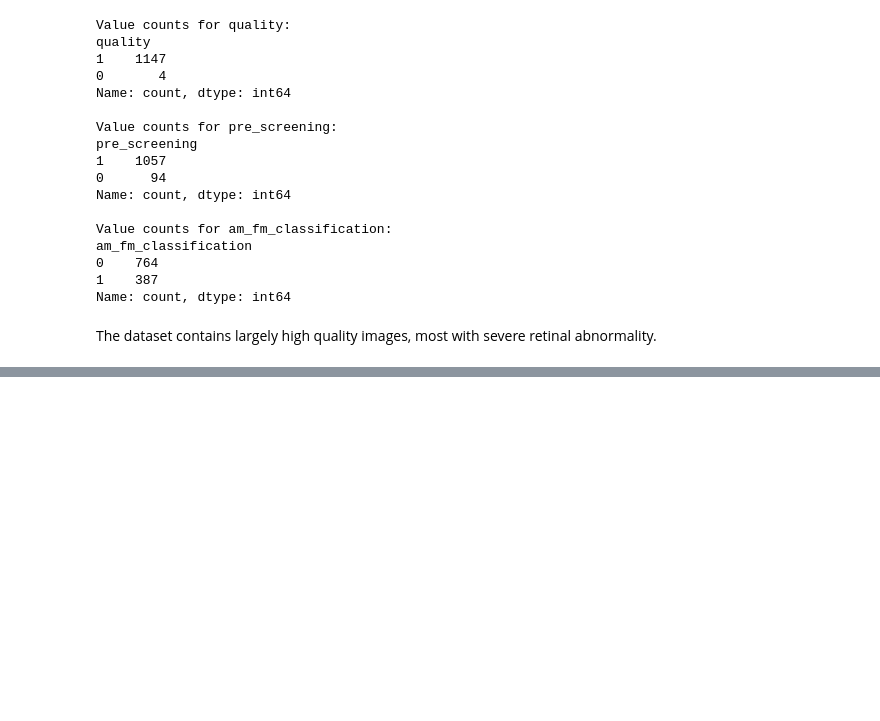
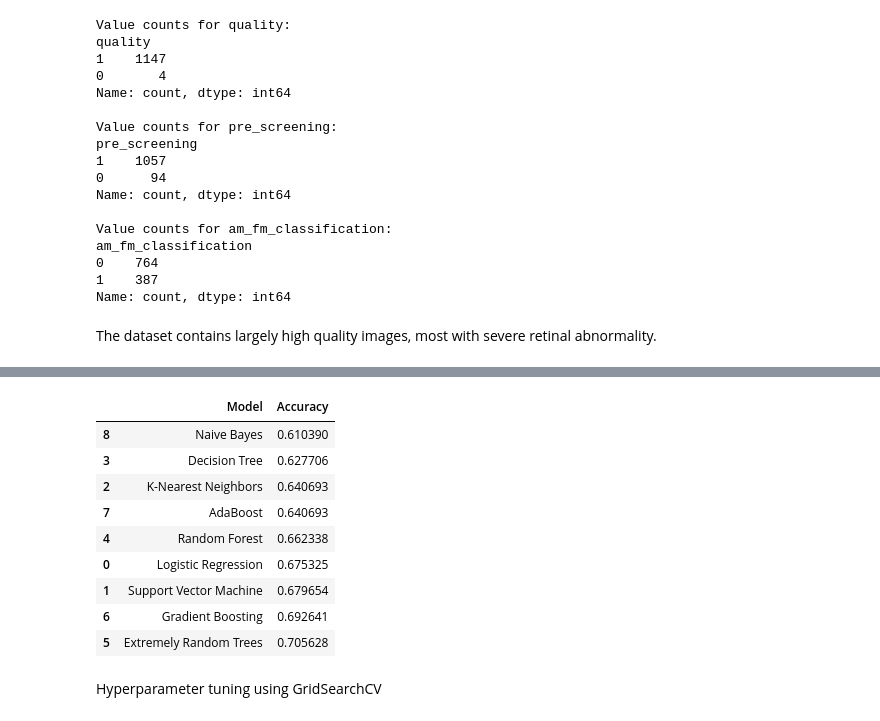
Before and after one commit to leonej01/Project-2-ML-Diabetic-Retinopathy, a Jupyter notebook: Starter_file.ipynb, the cells around one changed output, grey strips where cells are left out. Drawn from its saved outputs; the diff is of its cells as text; code cells hidden in the pictures; blank space fills up the shorter version.

```diff
--- a/Starter_file.ipynb
+++ b/Starter_file.ipynb
@@ -190,0 +152,18 @@ plot_model_scores(model_scores)
+# %%
+# Create a dataframe of models and accurracy scores to compare after hyperparemter tuning and feature selection.
+accuracy_df = pd.DataFrame(model_scores, columns= ['Model', 'Accuracy'])
+accuracy_df.sort_values(by='Accuracy', inplace=True)
+accuracy_df
+# %% [output]
+|  | Model | Accuracy |
+| 8 | Naive Bayes | 0.610390 |
+| 3 | Decision Tree | 0.627706 |
+| 2 | K-Nearest Neighbors | 0.640693 |
+| 7 | AdaBoost | 0.640693 |
+| 4 | Random Forest | 0.662338 |
+| 0 | Logistic Regression | 0.675325 |
+| 1 | Support Vector Machine | 0.679654 |
+| 6 | Gradient Boosting | 0.692641 |
+| 5 | Extremely Random Trees | 0.705628 |
+# %% [markdown]
+Hyperparameter tuning using GridSearchCV
```
Also changed, not shown: parts of 26 cells of this notebook, 1 other file.
